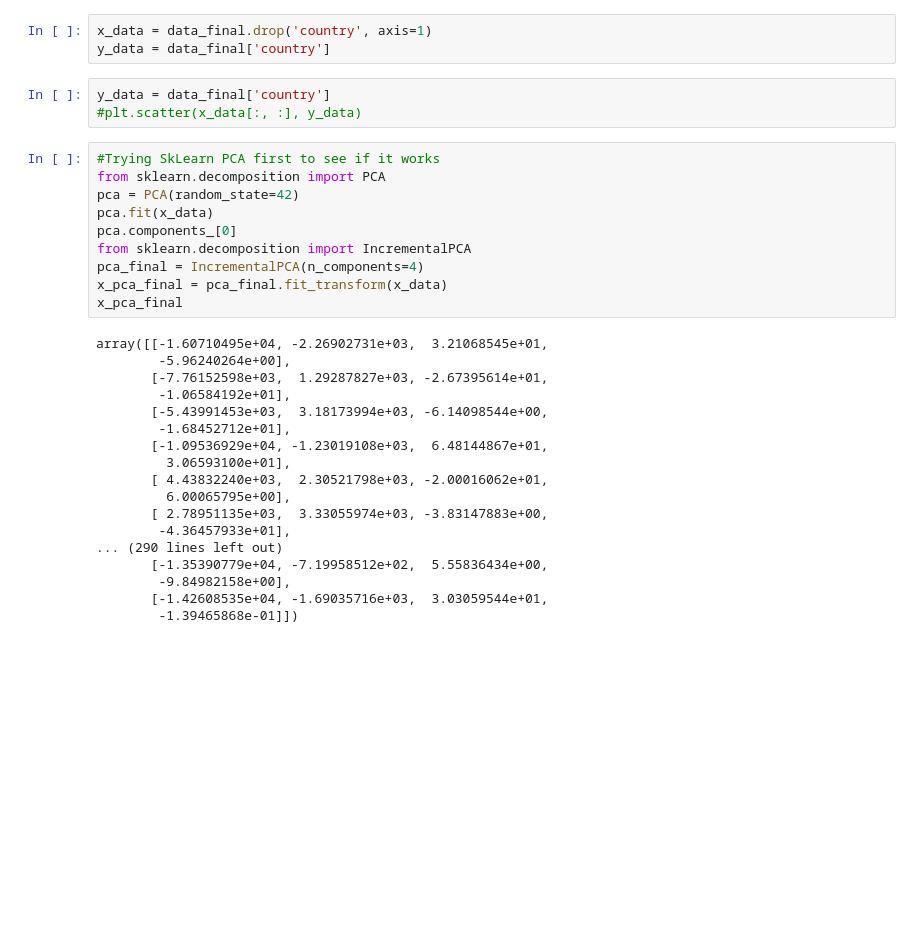
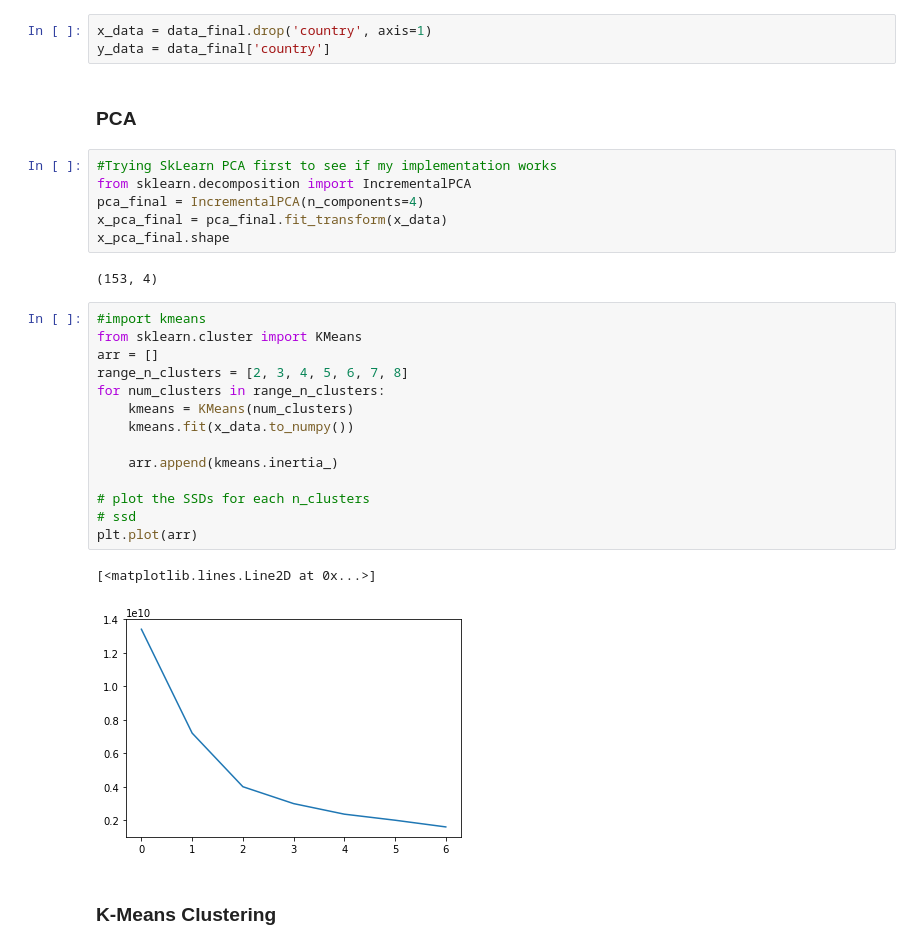
Before and after one commit to divyanshkul/Machine-Learning-Algos, a Jupyter notebook: Week 3 K-Means/KMeans-final.ipynb, the cells around one changed output. Saved outputs shown, nothing was run; the diff lists cells and outputs as text; blank space fills up the shorter version.

```diff
--- a/Week 3 K-Means/KMeans-final.ipynb
+++ b/Week 3 K-Means/KMeans-final.ipynb
@@ -191,37 +192,35 @@ data_final.shape
 # %%
 x_data = data_final.drop('country', axis=1)
 y_data = data_final['country']
-# %%
-y_data = data_final['country']
-#plt.scatter(x_data[:, :], y_data)
+# %% [markdown]
+### PCA
 # %%
-#Trying SkLearn PCA first to see if it works
-from sklearn.decomposition import PCA
-pca = PCA(random_state=42)
-pca.fit(x_data)
-pca.components_[0]
+#Trying SkLearn PCA first to see if my implementation works
 from sklearn.decomposition import IncrementalPCA
 pca_final = IncrementalPCA(n_components=4)
 x_pca_final = pca_final.fit_transform(x_data)
-x_pca_final
+x_pca_final.shape
 # %% [output]
-array([[-1.60710495e+04, -2.26902731e+03,  3.21068545e+01,
-        -5.96240264e+00],
-       [-7.76152598e+03,  1.29287827e+03, -2.67395614e+01,
-        -1.06584192e+01],
-       [-5.43991453e+03,  3.18173994e+03, -6.14098544e+00,
-        -1.68452712e+01],
-       [-1.09536929e+04, -1.23019108e+03,  6.48144867e+01,
-         3.06593100e+01],
-       [ 4.43832240e+03,  2.30521798e+03, -2.00016062e+01,
-         6.00065795e+00],
-       [ 2.78951135e+03,  3.33055974e+03, -3.83147883e+00,
-        -4.36457933e+01],
-... (290 lines left out)
-       [-1.35390779e+04, -7.19958512e+02,  5.55836434e+00,
-        -9.84982158e+00],
-       [-1.42608535e+04, -1.69035716e+03,  3.03059544e+01,
-        -1.39465868e-01]])
+(153, 4)
+# %%
+#import kmeans
+from sklearn.cluster import KMeans
+arr = []
+range_n_clusters = [2, 3, 4, 5, 6, 7, 8]
+for num_clusters in range_n_clusters:
+    kmeans = KMeans(num_clusters)
+    kmeans.fit(x_data.to_numpy())
+
+    arr.append(kmeans.inertia_)
+
+# plot the SSDs for each n_clusters
+# ssd
+plt.plot(arr)
+# %% [output]
+[<matplotlib.lines.Line2D at 0x...>]
+[figure, added]
+# %% [markdown]
+### K-Means Clustering
 # %%
 #KMeans class
 class KMeansCustom:
```
Also changed, not shown: parts of 16 cells of this notebook.
